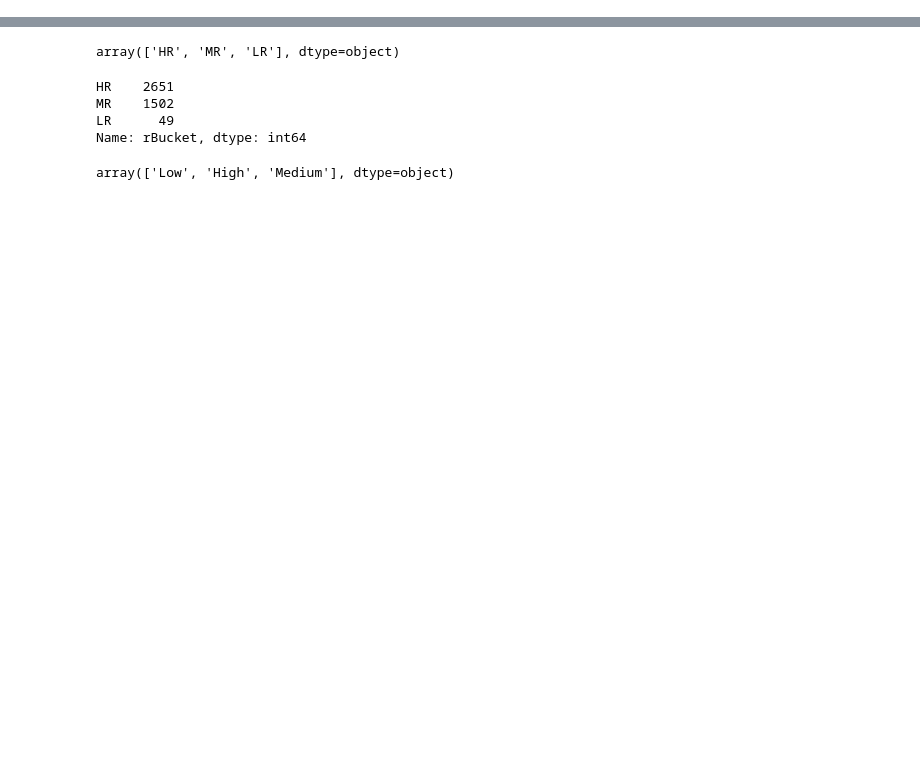
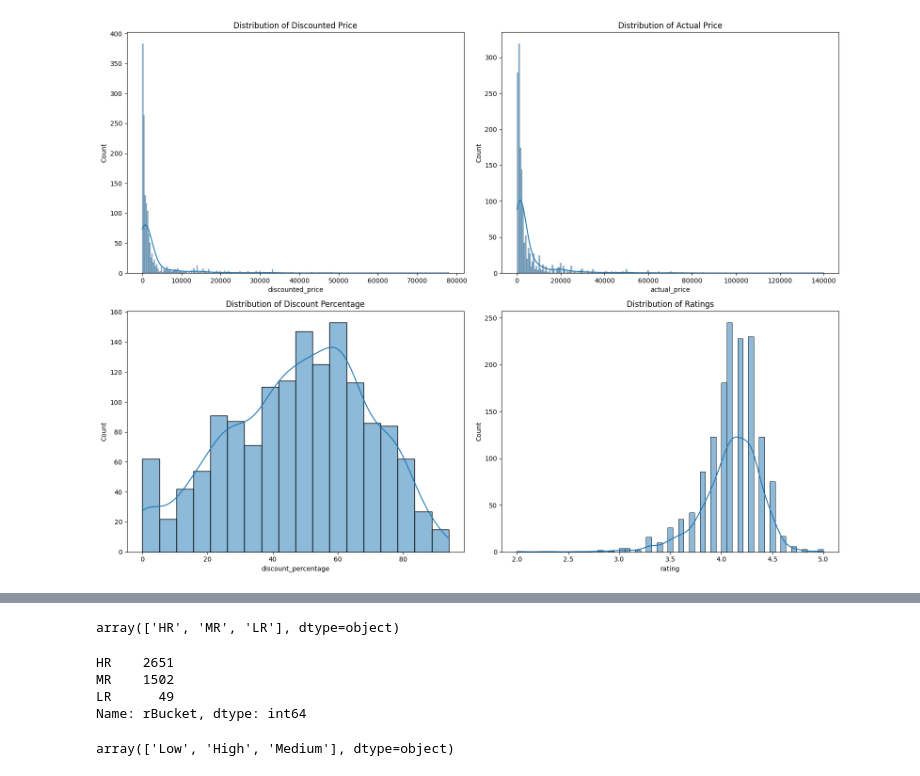
Before and after one commit to chandan110791/Automatic_Ticket_Classification, a Jupyter notebook: RecommendationSystem__and_ConvAI_using_LLMs_on_E_CommerceData.ipynb, the cells around one changed output, grey strips where cells are left out. Drawn from its saved outputs; the diff is of its cells as text; code cells hidden in the pictures; blank space fills up the shorter version.

```diff
--- a/RecommendationSystem__and_ConvAI_using_LLMs_on_E_CommerceData.ipynb
+++ b/RecommendationSystem__and_ConvAI_using_LLMs_on_E_CommerceData.ipynb
@@ -72,0 +161,8 @@ df = pd.read_csv("amazon.csv")
+# %%
+# Fill missing numeric values with median
+df['rating'].fillna(df['rating'].median(), inplace=True)
+df['rating_count'].fillna(df['rating_count'].median(), inplace=True)
+
+#  Verify changes
+df.info()
+df.head()
@@ -72,0 +220,21 @@ df = pd.read_csv("amazon.csv")
+# %%
+#Distribution of Numerical Features
+
+fig, axes = plt.subplots(2, 2, figsize=(16, 12))
+
+sns.histplot(df['discounted_price'], kde=True, ax=axes[0,0])
+axes[0,0].set_title("Distribution of Discounted Price")
+
+sns.histplot(df['actual_price'], kde=True, ax=axes[0,1])
+axes[0,1].set_title("Distribution of Actual Price")
+
+sns.histplot(df['discount_percentage'], kde=True, ax=axes[1,0])
+axes[1,0].set_title("Distribution of Discount Percentage")
+
+sns.histplot(df['rating'], kde=True, ax=axes[1,1])
+axes[1,1].set_title("Distribution of Ratings")
+
+plt.tight_layout()
+plt.show()
+# %% [output]
+[figure, added]
```
Also changed, not shown: parts of 99 cells of this notebook.
